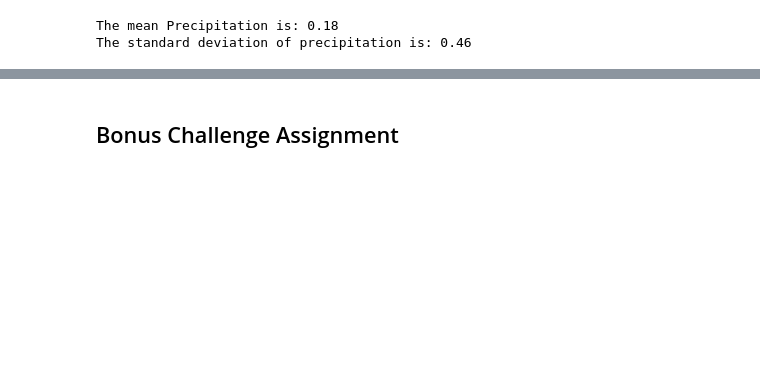
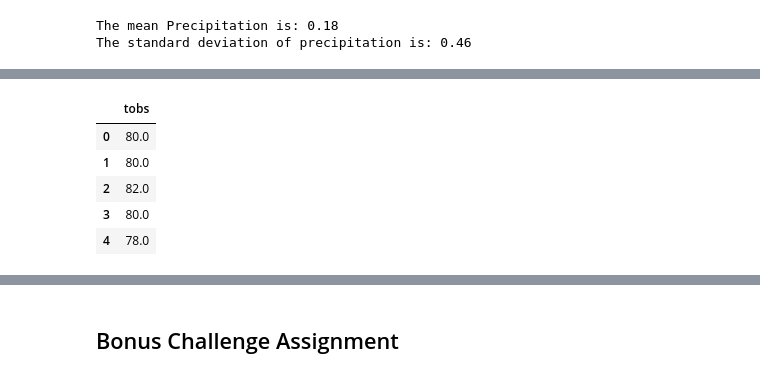
Before and after one commit to jeodaysju/sqlalchemy-challenge, a Jupyter notebook: climate_starter.ipynb, the cells around one changed output, grey strips where cells are left out. Cells and saved outputs as stored; diff of their text form; code cells hidden in the pictures; blank space fills up the shorter version.

```diff
--- a/climate_starter.ipynb
+++ b/climate_starter.ipynb
@@ -132,3 +192,22 @@ engine.execute('SELECT * FROM station LIMIT 30').fetchall()
 # %%
 # Choose the station with the highest number of temperature observations.
 # Query the last 12 months of temperature observation data for this station and plot the results as a histogram
+
+bins = [0, 60, 62, 64, 66, 68, 70, 72, 74, 76, 78, 80, 82]
+
+# Create the age for the bins
+group_temps = ["60", "62", "64", "66", "68", "70", "72", "74", "76", "78", "80", "82"]
+
+temp_df["Temp Group"] = pd.cut(temp_df["tobs"], bins, labels=group_temps, include_lowest=True).copy().astype(float)
+
+# temp_cnts_df.head()
+temp_final_df = temp_df[["Temp Group"]]
+temp_final_df = temp_final_df.rename(columns={"Temp Group": "tobs"})
+temp_final_df.head()
+# %% [output]
+|  | tobs |
+| 0 | 80.0 |
+| 1 | 80.0 |
+| 2 | 82.0 |
+| 3 | 80.0 |
+| 4 | 78.0 |
```
Also changed, not shown: parts of 9 cells of this notebook.
